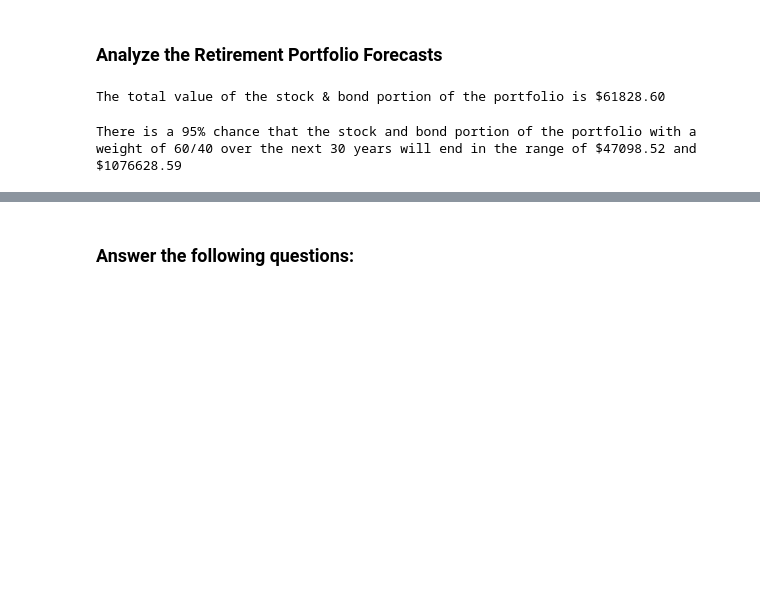
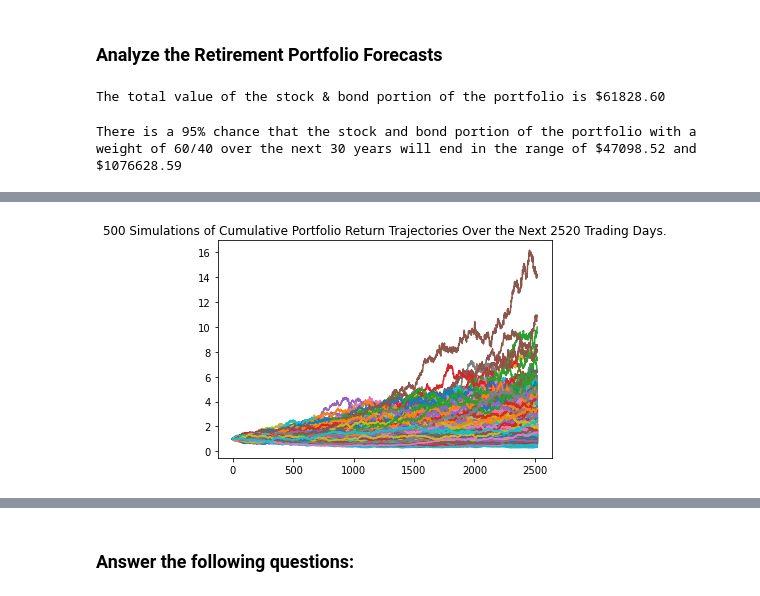
Before and after one commit to MajidKouki/c5-financial-planning-tools, a Jupyter notebook: financial_planning_tools.ipynb, the cells around one changed output, grey strips where cells are left out. Drawn from its saved outputs; the diff is of its cells as text; code cells hidden in the pictures; blank space fills up the shorter version.

Commit message:
Updated the 10 Year Cumulative Return Forecast section and the Questions section.

```diff
--- a/financial_planning_tools.ipynb
+++ b/financial_planning_tools.ipynb
@@ -416,8 +400,11 @@ For this new Monte Carlo simulation, do the following:
 # %%
-# Configure a Monte Carlo simulation to forecast 10 years cumulative returns
-# The weights should be split 20% to AGG and 80% to SPY.
-# Run 500 samples.
-# YOUR CODE HERE
+# Configure the Monte Carlo simulation to forecast 10 years cumulative returns with 80/20 split
+MC_80_20_split_10_year = MCSimulation(
+    portfolio_data = carlo_three_year_data,
+    weights = [.80, .20],
+    num_simulation = 500,
+    num_trading_days = 252 * 10
+)
 
 # Review the simulation input data
-# YOUR CODE HERE
+MC_80_20_split_10_year.portfolio_data
@@ -427,6 +472,7 @@ For this new Monte Carlo simulation, do the following:
 # %%
-# Visualize the 10-year Monte Carlo simulation by creating an
-# overlay line plot
-# YOUR CODE HERE
+# Visualize the 10-year Monte Carlo simulation with a line plot
+MC_sim_line_plot_821 = MC_80_20_split_10_year.plot_simulation()
+# %% [output]
+[figure, added]
 # %%
 # Visualize the probability distribution of the 10-year Monte Carlo simulation
```
Also changed, not shown: parts of 12 cells of this notebook.
